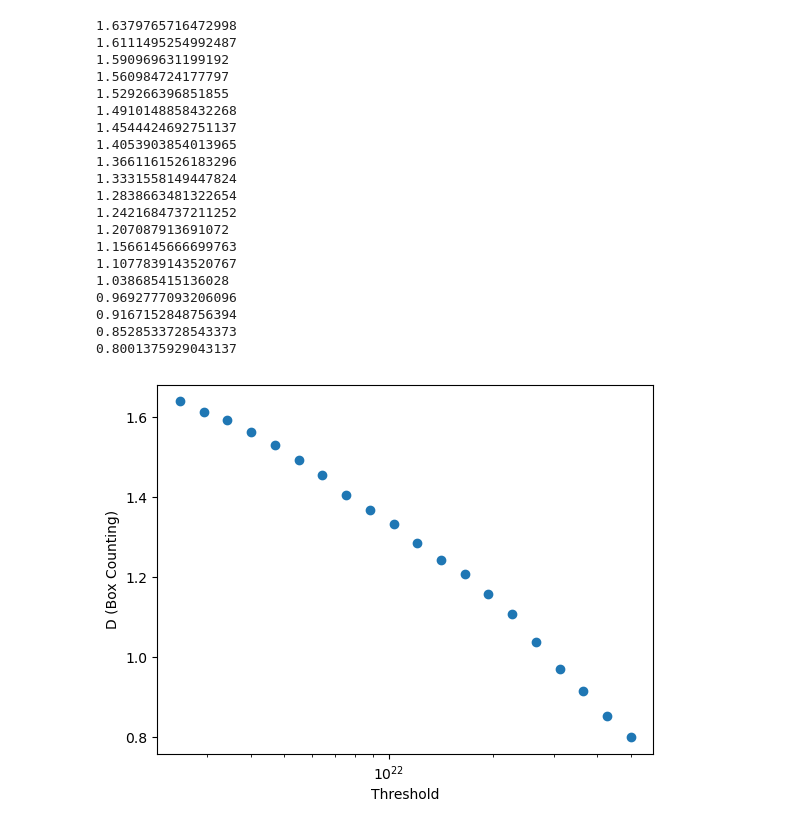
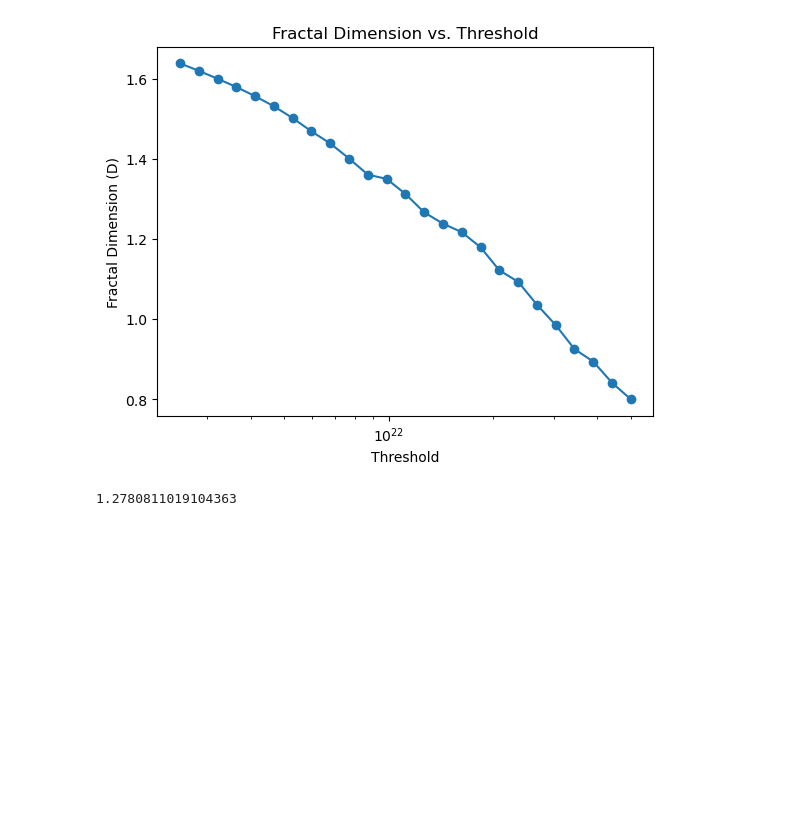
Before and after one commit to SimoneSped/fractal_OMC, a Jupyter notebook: BoxCounting.ipynb, the cells around one changed output. Saved outputs shown, nothing was run; the diff lists cells and outputs as text; code cells hidden in the pictures; blank space fills up the shorter version.

```diff
--- a/BoxCounting.ipynb
+++ b/BoxCounting.ipynb
@@ -215,41 +299,26 @@ Relative Error [%] 0.7639876264823694
 # %%
-thresholds = np.logspace(np.log10(2.5e21), np.log10(5e22), 20)
+thresholds = np.logspace(np.log10(threshold_min), np.log10(threshold_max), 25)
 
+# Calculate the fractal dimension using the box-counting method for all the given thresholds
 fractal_dimensions = []
 for threshold in thresholds:
-    mask = N_H2_OA >= threshold
+    binary_map = column_density_map >= threshold
+    fractal_dimension = box_counting_fractal_dimension(binary_map)
+    fractal_dimensions.append(fractal_dimension)
 
-    fractal_dim = box_counting_fractal_dimension(mask)
-    print(fractal_dim)
-    fractal_dimensions.append(fractal_dim)
-
-plt.scatter(thresholds, fractal_dimensions)
+# Plot D against the thresholds
+plt.plot(thresholds, fractal_dimensions, '-o')
 plt.xlabel('Threshold')
-plt.ylabel('D (Box Counting)')
-
-plt.xscale("log")
+plt.ylabel('Fractal Dimension (D)')
+plt.xscale('log')
+plt.title('Fractal Dimension vs. Threshold')
+plt.show()
 # %% [output]
-1.6379765716472998
-1.6111495254992487
-1.590969631199192
-1.560984724177797
-1.529266396851855
-1.4910148858432268
-1.4544424692751137
-1.4053903854013965
-1.3661161526183296
-1.3331558149447824
-1.2838663481322654
-1.2421684737211252
-1.207087913691072
-1.1566145666699763
-1.1077839143520767
-1.038685415136028
-0.9692777093206096
-0.9167152848756394
-0.8528533728543373
-0.8001375929043137
-[figure, old version]
+[figure, new version]
+# %%
+print(np.mean(fractal_dimensions))
+# %% [output]
+1.2780811019104363
 # %%
 import matplotlib.pyplot as plt
 import porespy as ps
```
Also changed, not shown: parts of 6 cells of this notebook, 5 other files.
